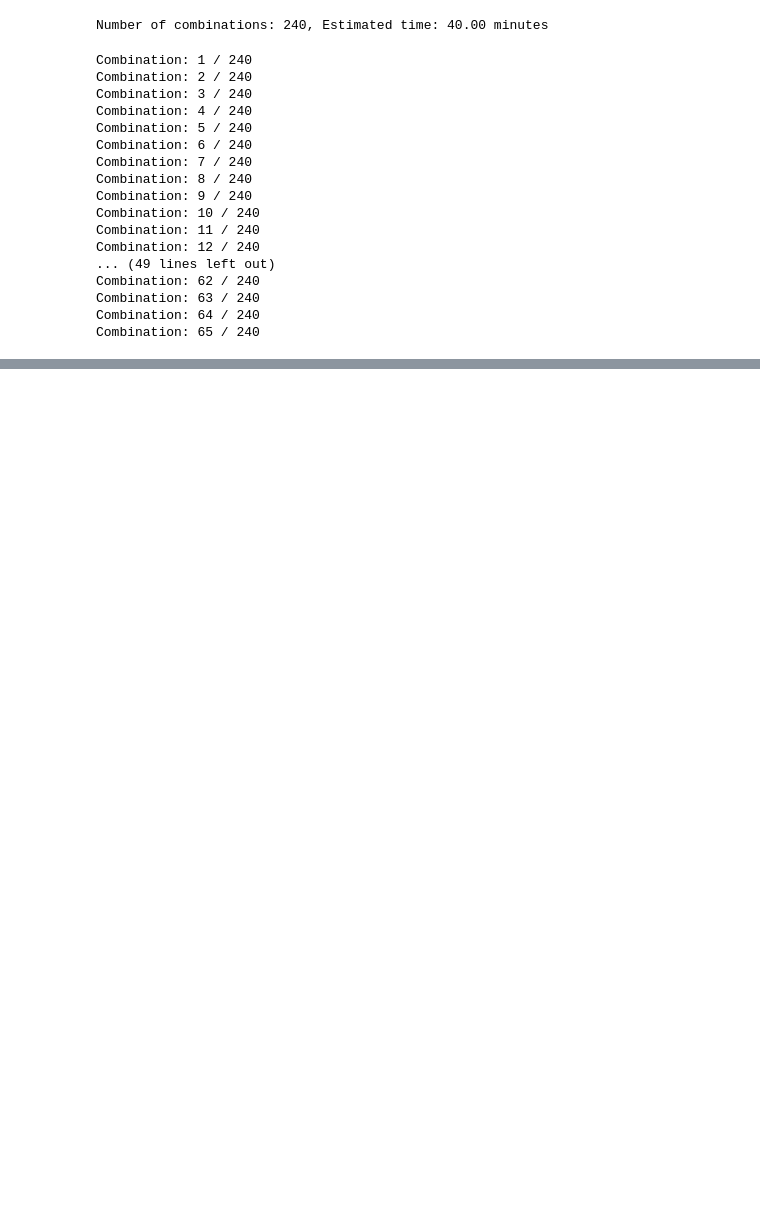
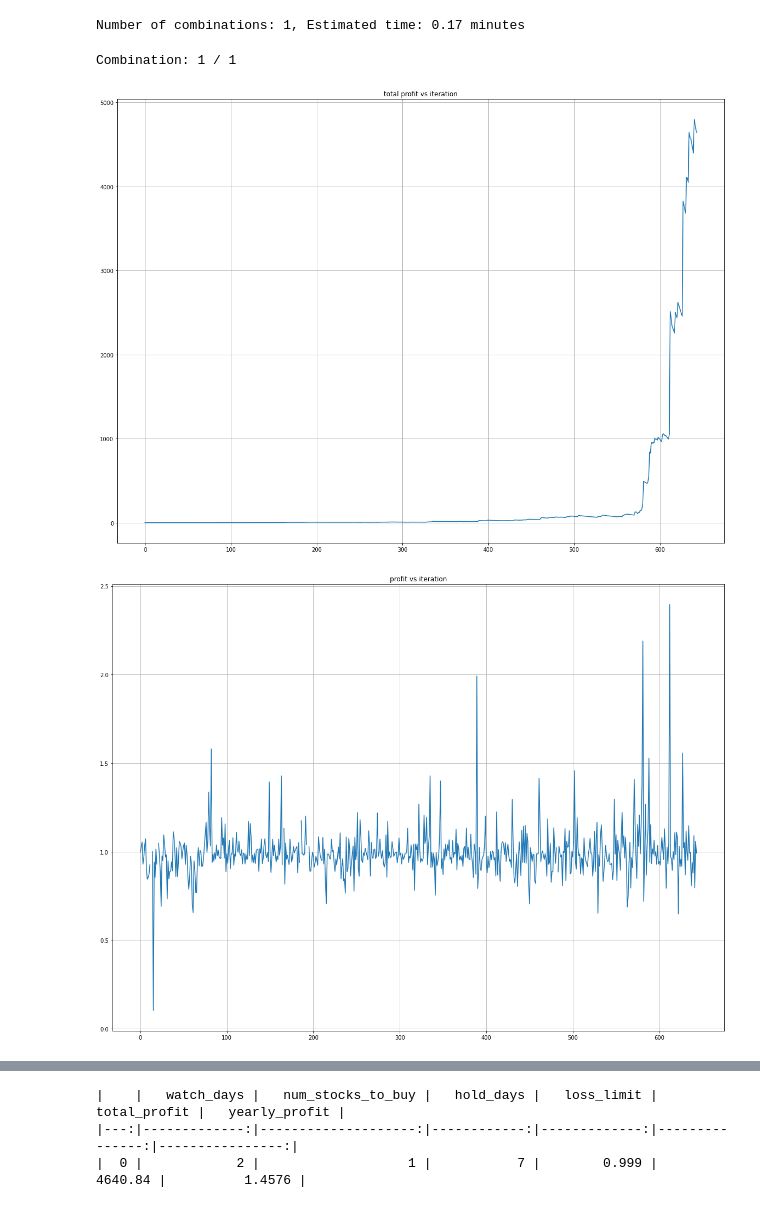
Before and after one commit to a-gdn/stock, a Jupyter notebook: simulation.ipynb, the cells around one changed output, grey strips where cells are left out. Cells and saved outputs as stored; diff of their text form; code cells hidden in the pictures; blank space fills up the shorter version.

Commit message:
added plot images

```diff
--- a/simulation.ipynb
+++ b/simulation.ipynb
@@ -34,22 +34,22 @@ print(df.head(10))
 
 [10 rows x 212 columns]
 # %%
-# watch_days_range = [2]
-# hold_days_range = [5]
-# num_stocks_to_buy_range = [1]
-# loss_limit_range = [0.999]
+watch_days_range = [2]
+hold_days_range = [7]
+num_stocks_to_buy_range = [1]
+loss_limit_range = [0.999]
 
-watch_days_range = [1,2,3,4,5]
-hold_days_range = [1,2,3,4,5,6,7,8]
-num_stocks_to_buy_range = [1,2,3]
-loss_limit_range = [0.999,0.99]
+# watch_days_range = [1,2,3,4,5]
+# hold_days_range = [1,2,3,4,5,6,7,8]
+# num_stocks_to_buy_range = [1,2,3]
+# loss_limit_range = [0.999,0.99]
 
 num_combinations = len(watch_days_range) * len(hold_days_range) * len(num_stocks_to_buy_range) * len(loss_limit_range)
 combinations_per_minute = 6
 
 print(f"Number of combinations: {num_combinations}, Estimated time: {(num_combinations / combinations_per_minute):.2f} minutes")
 # %% [output]
-Number of combinations: 240, Estimated time: 40.00 minutes
+Number of combinations: 1, Estimated time: 0.17 minutes
 # %%
 results = []
 combination_index = 0
@@ -102,9 +102,9 @@ for watch_days in watch_days_range:  # watch_days represents the number of days
                         total_profit *= profit if np.isfinite(profit) else 1
 
                         total_profits.append(total_profit)
-                        # mean_price_increases.append(price_increase.mean())
-                        # median_price_increases.append(price_increase.median())
-                        # all_profits.append(profit)
+                        mean_price_increases.append(price_increase.mean(axis=1))
+                        median_price_increases.append(price_increase.median(axis=1))
+                        all_profits.append(profit)
 
                 results.append({'watch_days': watch_days, 'num_stocks_to_buy': num_stocks_to_buy, 'hold_days': hold_days,
                                 'loss_limit': loss_limit, 'total_profit': total_profit})
@@ -114,40 +114,32 @@ for watch_days in watch_days_range:  # watch_days represents the number of days
 
 results_df = pd.DataFrame(results)
 # %% [output]
-Combination: 1 / 240
-Combination: 2 / 240
-Combination: 3 / 240
-Combination: 4 / 240
-Combination: 5 / 240
-Combination: 6 / 240
-Combination: 7 / 240
-Combination: 8 / 240
-Combination: 9 / 240
-Combination: 10 / 240
-Combination: 11 / 240
-Combination: 12 / 240
-... (49 lines left out)
-Combination: 62 / 240
-Combination: 63 / 240
-Combination: 64 / 240
-Combination: 65 / 240
+Combination: 1 / 1
 # %%
+if num_combinations == 1:
+    mpl.rcParams['figure.figsize'] = [20, 15]
+    mpl.rcParams['axes.grid'] = True
 
-
-if num_combinations == 1:
-    mpl.rcParams['figure.figsize'] = [30, 20]
-
-    plt.grid()
+    # plt.grid()
     plt.plot(total_profits)
+    plt.title('total profit vs iteration')
     plt.show()
     # plt.plot(total_profits[:200])
     # plt.show()
 
     plt.plot(all_profits)
+    plt.title('profit vs iteration')
     plt.show()
 
     plt.scatter(x=mean_price_increases, y=all_profits)
+    plt.xlabel('mean_price_increase')
+    plt.ylabel('profit')
     plt.show()
 
     plt.scatter(x=median_price_increases, y=all_profits)
+    plt.xlabel('median_price_increase')
+    plt.ylabel('profit')
     plt.show()
+# %% [output]
+[figure, added]
+[figure, added]
@@ -166,3 +160,7 @@ years = get_number_of_years(cfg.start_date, cfg.end_date)
 results_df['yearly_profit'] = pow(results_df['total_profit'], 1 / years)
 
 print(results_df.to_markdown())
+# %% [output]
+|    |   watch_days |   num_stocks_to_buy |   hold_days |   loss_limit |   total_profit |   yearly_profit |
+|---:|-------------:|--------------------:|------------:|-------------:|---------------:|----------------:|
+|  0 |            2 |                   1 |           7 |        0.999 |        4640.84 |          1.4576 |
```
Also changed, not shown: parts of 2 cells of this notebook, 7 other files.
